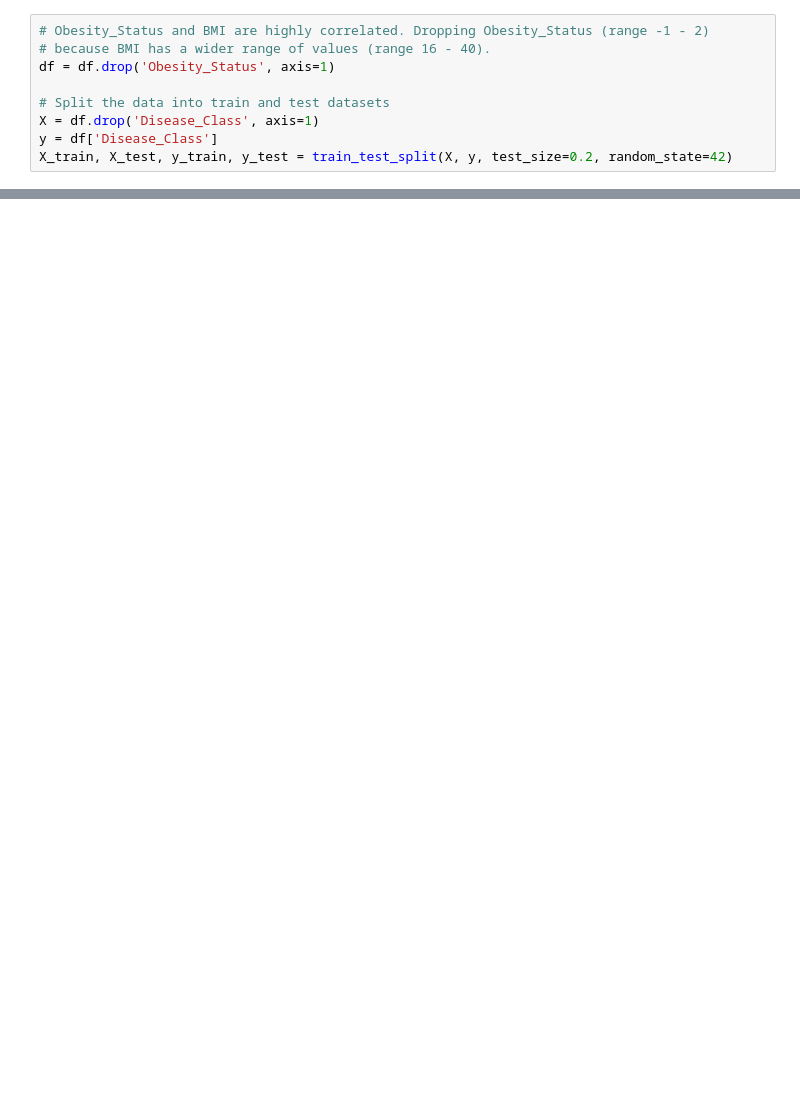
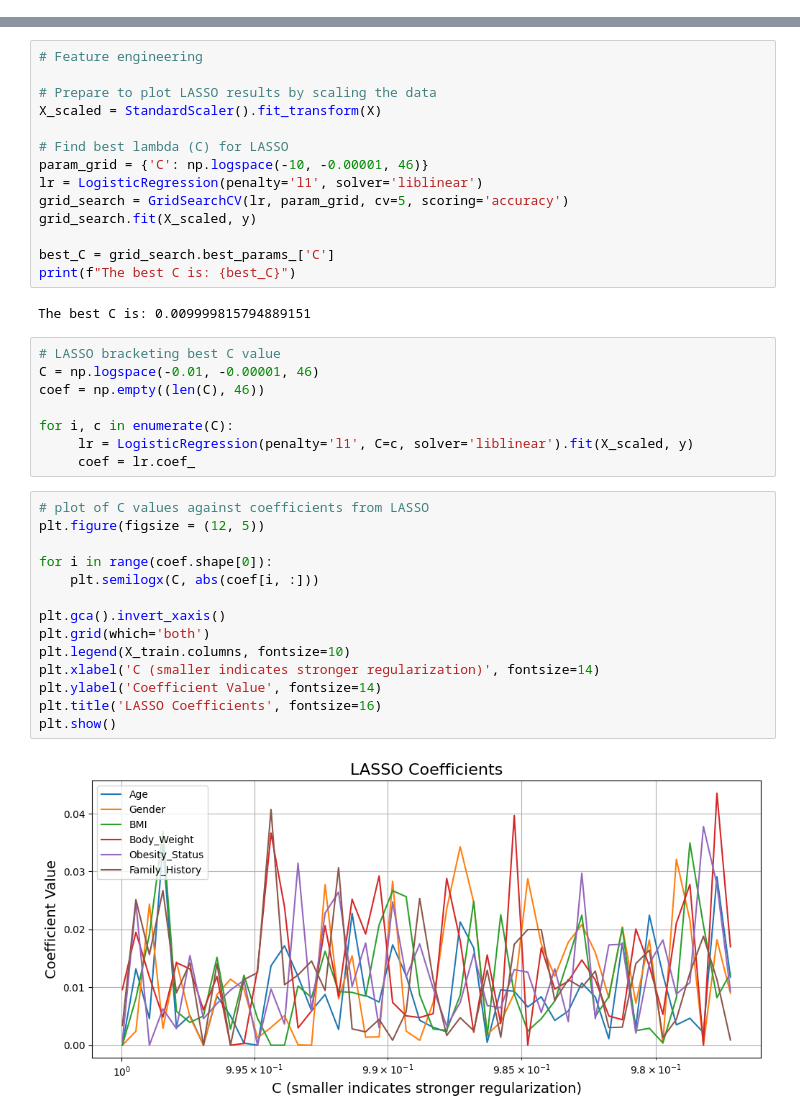
Before and after one commit to mewilke/GI-diagnosis, a Jupyter notebook: GI.ipynb, the cells around one changed output, grey strips where cells are left out. Saved outputs shown, nothing was run; the diff lists cells and outputs as text; blank space fills up the shorter version.

```diff
--- a/GI.ipynb
+++ b/GI.ipynb
@@ -259,9 +153,0 @@ feats_eng2.corr() - feats_eng3.corr()
-# %%
-# Obesity_Status and BMI are highly correlated. Dropping Obesity_Status (range -1 - 2)
-# because BMI has a wider range of values (range 16 - 40).
-df = df.drop('Obesity_Status', axis=1)
-
-# Split the data into train and test datasets
-X = df.drop('Disease_Class', axis=1)
-y = df['Disease_Class']
-X_train, X_test, y_train, y_test = train_test_split(X, y, test_size=0.2, random_state=42)
@@ -570,0 +311,40 @@ print(naive_bayes.feature_log_prob_)
+# %%
+# Feature engineering
+
+# Prepare to plot LASSO results by scaling the data
+X_scaled = StandardScaler().fit_transform(X)
+
+# Find best lambda (C) for LASSO
+param_grid = {'C': np.logspace(-10, -0.00001, 46)}
+lr = LogisticRegression(penalty='l1', solver='liblinear')
+grid_search = GridSearchCV(lr, param_grid, cv=5, scoring='accuracy')
+grid_search.fit(X_scaled, y)
+
+best_C = grid_search.best_params_['C']
+print(f"The best C is: {best_C}")
+# %% [output]
+The best C is: 0.009999815794889151
+# %%
+# LASSO bracketing best C value
+C = np.logspace(-0.01, -0.00001, 46)
+coef = np.empty((len(C), 46))
+
+for i, c in enumerate(C):
+     lr = LogisticRegression(penalty='l1', C=c, solver='liblinear').fit(X_scaled, y)
+     coef = lr.coef_
+# %%
+# plot of C values against coefficients from LASSO
+plt.figure(figsize = (12, 5))
+
+for i in range(coef.shape[0]):
+    plt.semilogx(C, abs(coef[i, :]))
+
+plt.gca().invert_xaxis()
+plt.grid(which='both')
+plt.legend(X_train.columns, fontsize=10)
+plt.xlabel('C (smaller indicates stronger regularization)', fontsize=14)
+plt.ylabel('Coefficient Value', fontsize=14)
+plt.title('LASSO Coefficients', fontsize=16)
+plt.show()
+# %% [output]
+[figure, added]
```
Also changed, not shown: parts of 103 cells of this notebook.
